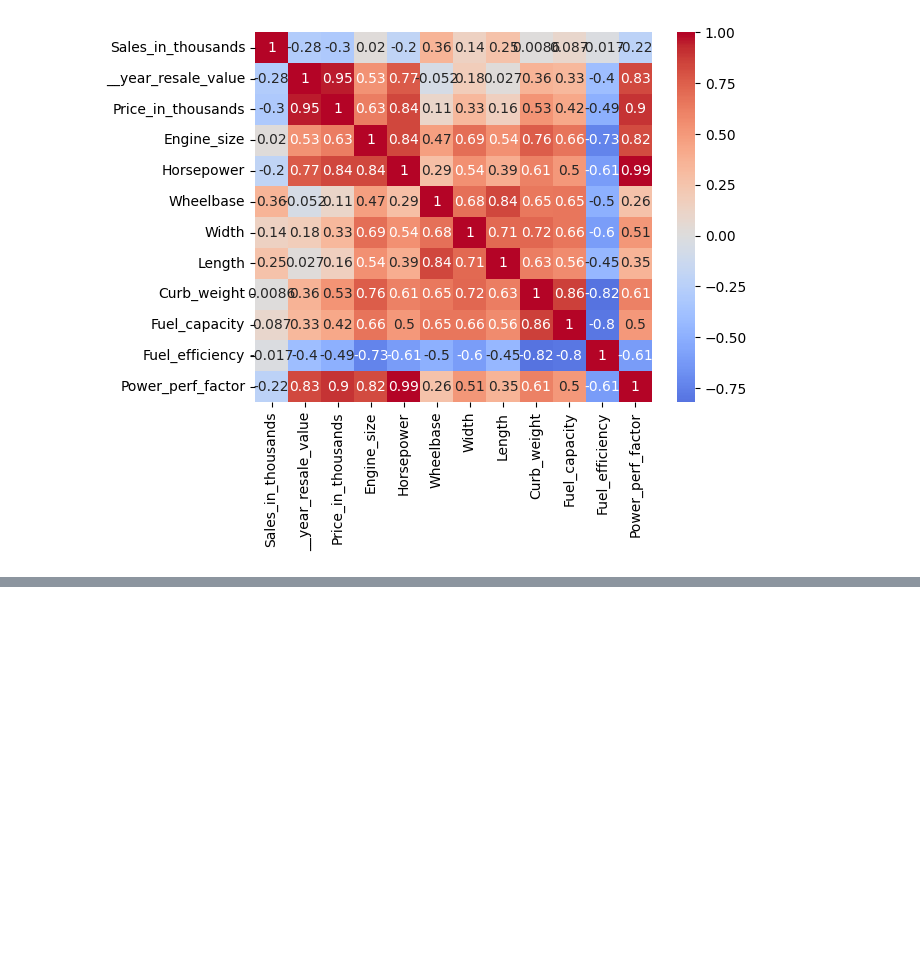
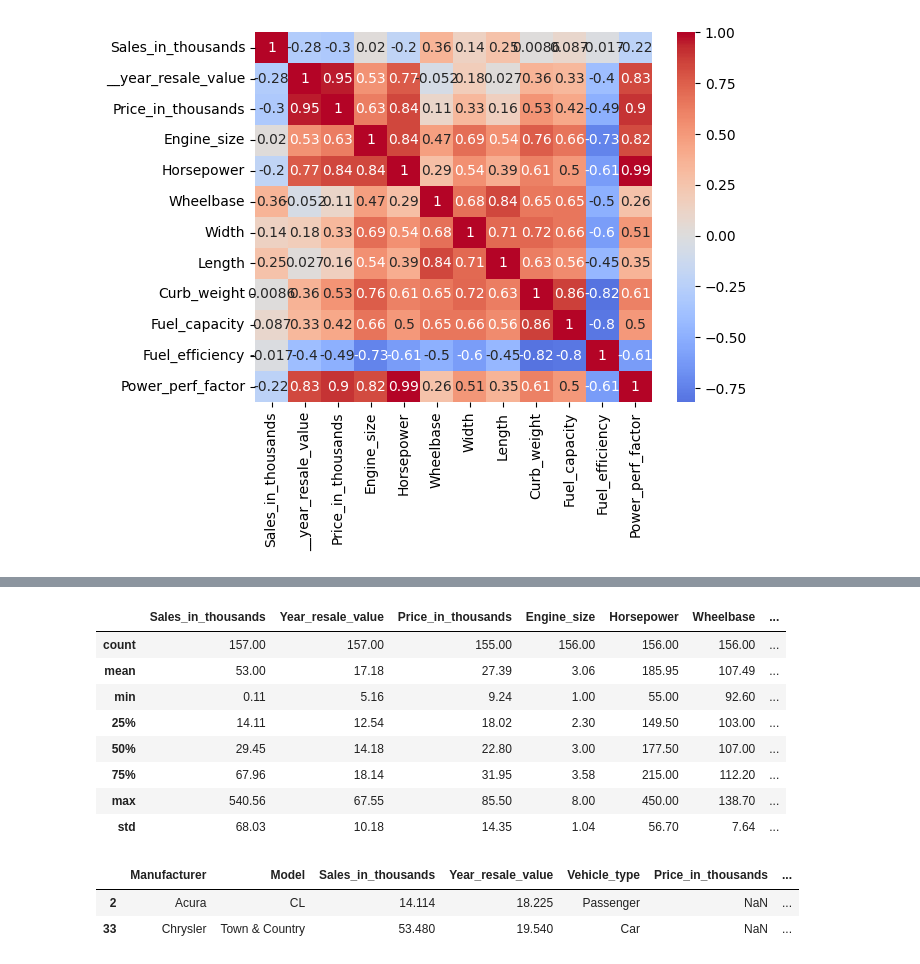
Before and after one commit to bencygv/Project, a Jupyter notebook: notebooks/01_exploration.ipynb, the cells around one changed output, grey strips where cells are left out. Cells and saved outputs as stored; diff of their text form; code cells hidden in the pictures; blank space fills up the shorter version.

```diff
--- a/notebooks/01_exploration.ipynb
+++ b/notebooks/01_exploration.ipynb
@@ -106,0 +139,21 @@ memory usage: 19.8+ KB
+# %%
+# Handling missing values in year_resale_value column
+df["Year_resale_value"] = df["Year_resale_value"].fillna(df["Year_resale_value"].median())
+df.describe().round(2)
+# %% [output]
+|  | Sales_in_thousands | Year_resale_value | Price_in_thousands | Engine_size | Horsepower | Wheelbase | ... |
+| count | 157.00 | 157.00 | 155.00 | 156.00 | 156.00 | 156.00 | ... |
+| mean | 53.00 | 17.18 | 27.39 | 3.06 | 185.95 | 107.49 | ... |
+| min | 0.11 | 5.16 | 9.24 | 1.00 | 55.00 | 92.60 | ... |
+| 25% | 14.11 | 12.54 | 18.02 | 2.30 | 149.50 | 103.00 | ... |
+| 50% | 29.45 | 14.18 | 22.80 | 3.00 | 177.50 | 107.00 | ... |
+| 75% | 67.96 | 18.14 | 31.95 | 3.58 | 215.00 | 112.20 | ... |
+| max | 540.56 | 67.55 | 85.50 | 8.00 | 450.00 | 138.70 | ... |
+| std | 68.03 | 10.18 | 14.35 | 1.04 | 56.70 | 7.64 | ... |
+# %%
+new_df = df[df["Price_in_thousands"].isna()]
+new_df
+# %% [output]
+|  | Manufacturer | Model | Sales_in_thousands | Year_resale_value | Vehicle_type | Price_in_thousands | ... |
+| 2 | Acura | CL | 14.114 | 18.225 | Passenger | NaN | ... |
+| 33 | Chrysler | Town & Country | 53.480 | 19.540 | Car | NaN | ... |
```
Also changed, not shown: parts of 10 cells of this notebook.
